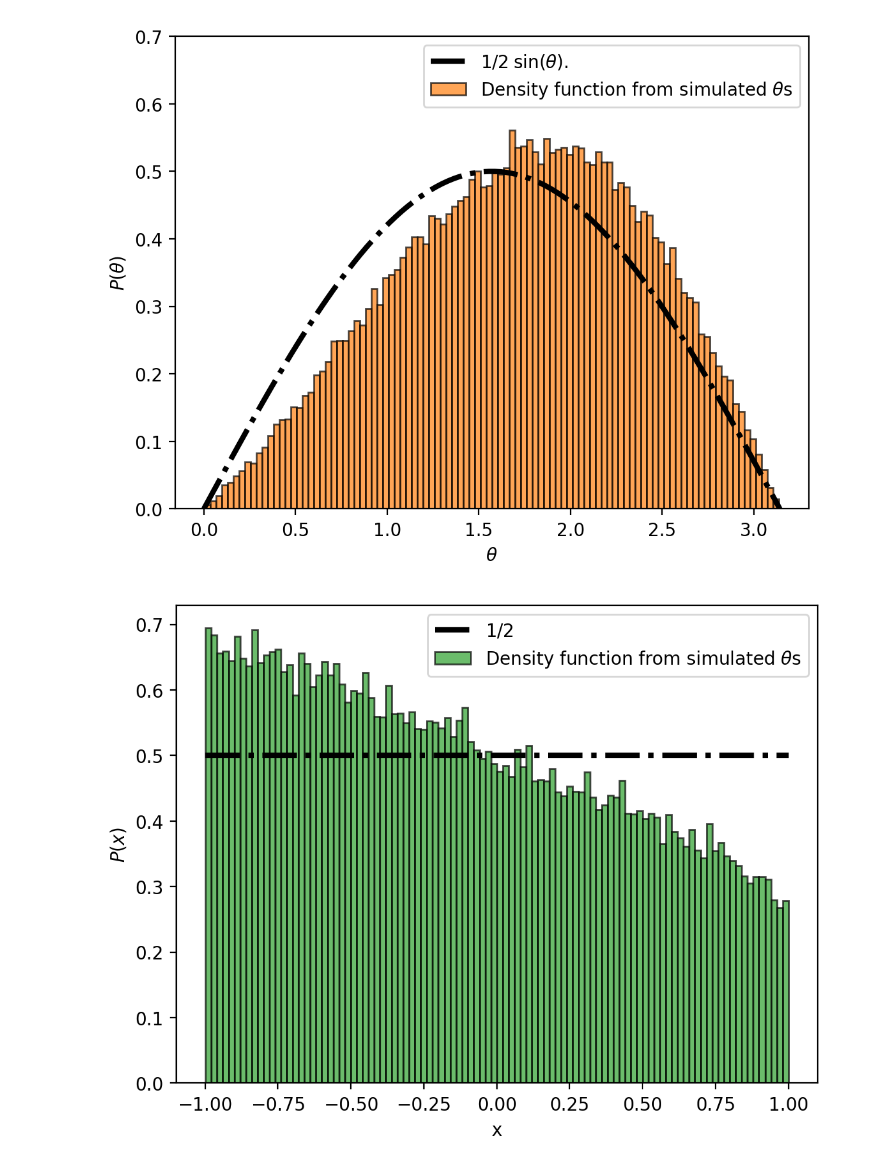
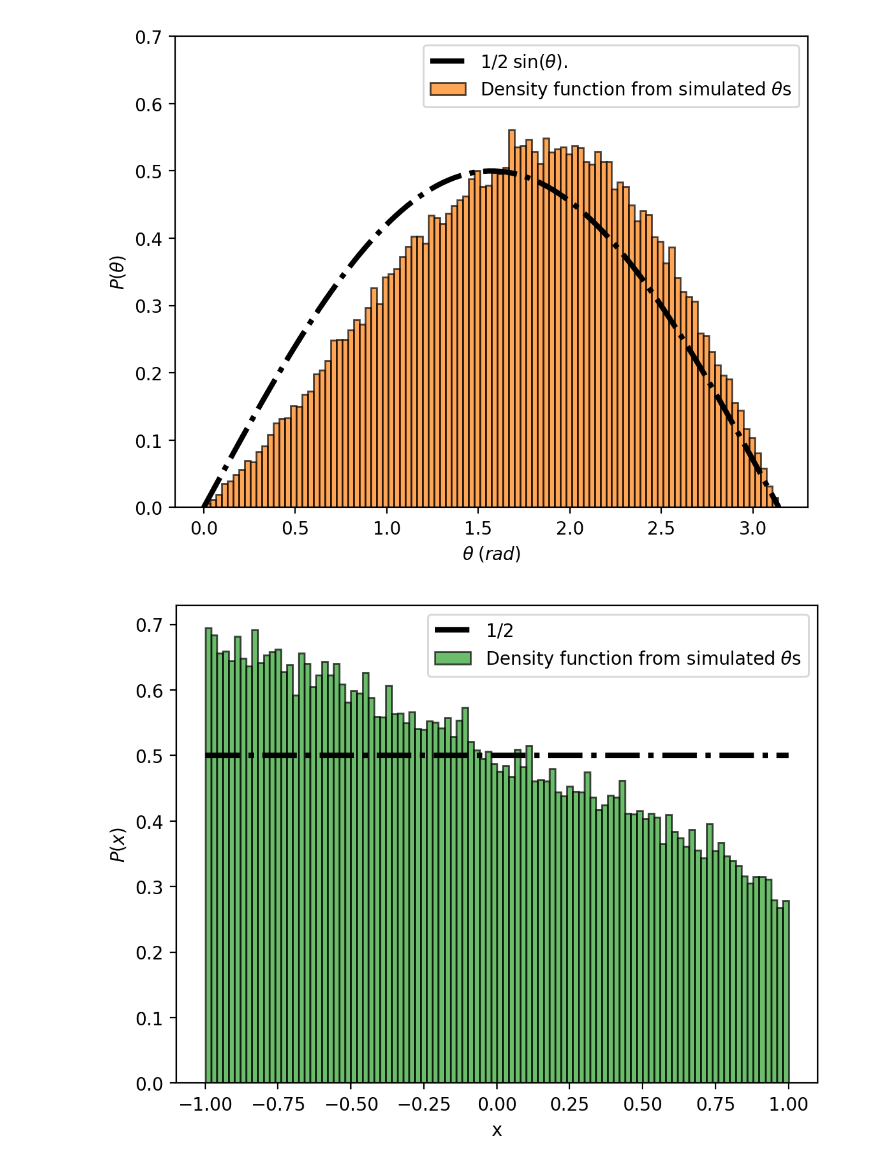
Before and after one commit to gujoh/compfys-h2b, a Jupyter notebook: plotting/task_1.ipynb, the cells around one changed output. Drawn from its saved outputs; the diff is of its cells as text; code cells hidden in the pictures.

```diff
--- a/plotting/task_1.ipynb
+++ b/plotting/task_1.ipynb
@@ -45,19 +45,19 @@ plt.legend();plt.show()
 # %%
 thetas = theta(data[:,:3], data[:,3:6])
 # plt.plot(thetas)
 # plt.title(f'Max theta = {np.max(thetas)}, min theta = {np.min(thetas)}.')
 # plt.show()
 x = np.linspace(0,np.pi,100)
 
 plt.plot(x,np.sin(x)/2, '-.',label=r'$1/2\;\sin(\theta)$.', linewidth=3, color='black')
 plt.hist(thetas, bins=100, color='#ff7f0e',label=r'Density function from simulated $\theta $s', density=True, alpha=0.7, edgecolor='black')
-plt.xlabel(r'$\theta$')
+plt.xlabel(r'$\theta\;(rad)$')
 plt.ylim((0,.7))
 plt.ylabel(r'$P(\theta)$')
 plt.legend()
 plt.show()
 # %% [output]
-[figure, old version]
+[figure, new version]
 # %%
 coses = np.cos(thetas)
 
```
Also changed, not shown: parts of 2 cells of this notebook.
